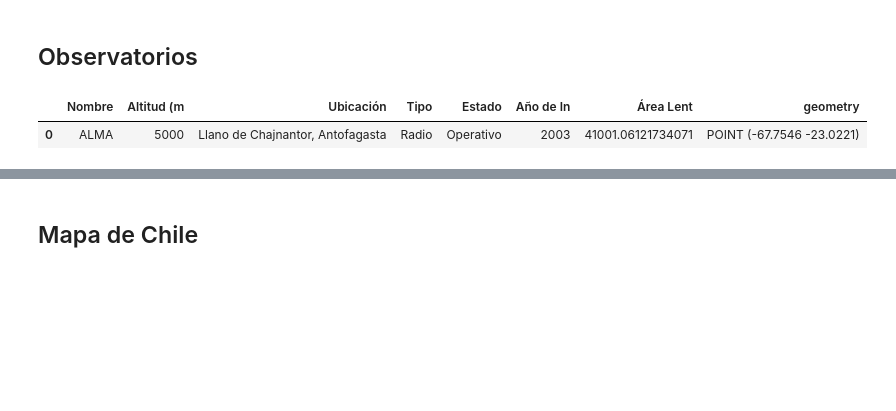
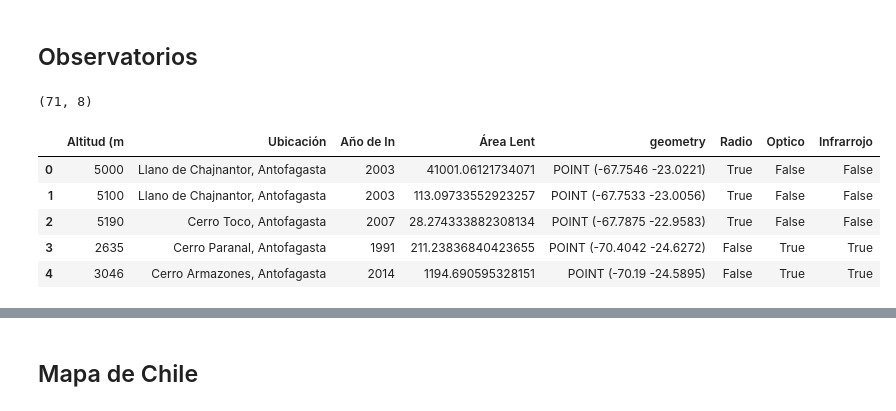
Before and after one commit to ChrisKmilo/Geoespatial-Project, a Jupyter notebook: Proyecto.ipynb, the cells around one changed output, grey strips where cells are left out. Cells and saved outputs as stored; diff of their text form; code cells hidden in the pictures; blank space fills up the shorter version.

```diff
--- a/Proyecto.ipynb
+++ b/Proyecto.ipynb
@@ -37,8 +37,13 @@ from esda.moran import Moran
 import matplotlib.pyplot as plt
 from esda.moran import Moran_Local
 
+from sklearn.cluster import KMeans
+
 #Ignormaos los warnings
 import warnings
 warnings.filterwarnings("ignore")
+
+#Sin ilmite de columnas
+pd.set_option('display.max_columns', None)
 # %%
 ee.Authenticate()
@@ -52,9 +57,21 @@ endDate = '2025-01-01'
 ## Observatorios
 # %%
 obs = gpd.read_file("Datos/observatorios/observatorios.shp").to_crs(epsg=4326)
-#nos quedatos con los tipo radio, opticos, infrarrojo
+
+#nos quedatos con los tipo radio, opticos, infrarrojo y los categorizamos
 obs = obs[obs['Tipo'].isin(['Radio', 'Óptico', 'Infrarrojo', 'Óptico/Infrarrojo'])].reset_index(drop=True)
-obs.head(1)
+obs['Radio'] = obs['Tipo'].str.contains('Radio')
+obs['Optico'] = obs['Tipo'].str.contains('Óptico')
+obs['Infrarrojo'] = obs['Tipo'].str.contains('Infrarrojo')
+obs.drop(columns=['Tipo', 'Nombre', 'Estado'], inplace=True)
+
+print(obs.shape)
+obs.head()
 # %% [output]
+(71, 8)
-|  | Nombre | Altitud (m | Ubicación | Tipo | Estado | Año de In | Área Lent | geometry |
-| 0 | ALMA | 5000 | Llano de Chajnantor, Antofagasta | Radio | Operativo | 2003 | 41001.06121734071 | POINT (-67.7546 -23.0221) |
+|  | Altitud (m | Ubicación | Año de In | Área Lent | geometry | Radio | Optico | Infrarrojo |
+| 0 | 5000 | Llano de Chajnantor, Antofagasta | 2003 | 41001.06121734071 | POINT (-67.7546 -23.0221) | True | False | False |
+| 1 | 5100 | Llano de Chajnantor, Antofagasta | 2003 | 113.09733552923257 | POINT (-67.7533 -23.0056) | True | False | False |
+| 2 | 5190 | Cerro Toco, Antofagasta | 2007 | 28.274333882308134 | POINT (-67.7875 -22.9583) | True | False | False |
+| 3 | 2635 | Cerro Paranal, Antofagasta | 1991 | 211.23836840423655 | POINT (-70.4042 -24.6272) | False | True | True |
+| 4 | 3046 | Cerro Armazones, Antofagasta | 2014 | 1194.690595328151 | POINT (-70.19 -24.5895) | False | True | True |
```
Also changed, not shown: parts of 45 cells of this notebook, 25 other files.
